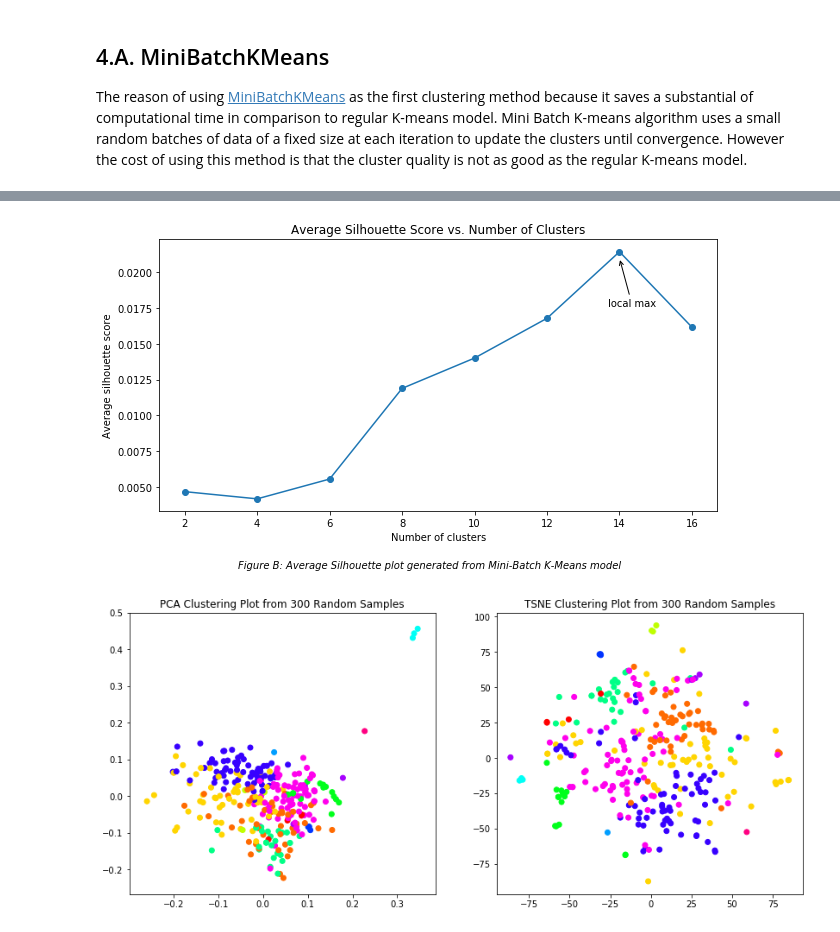
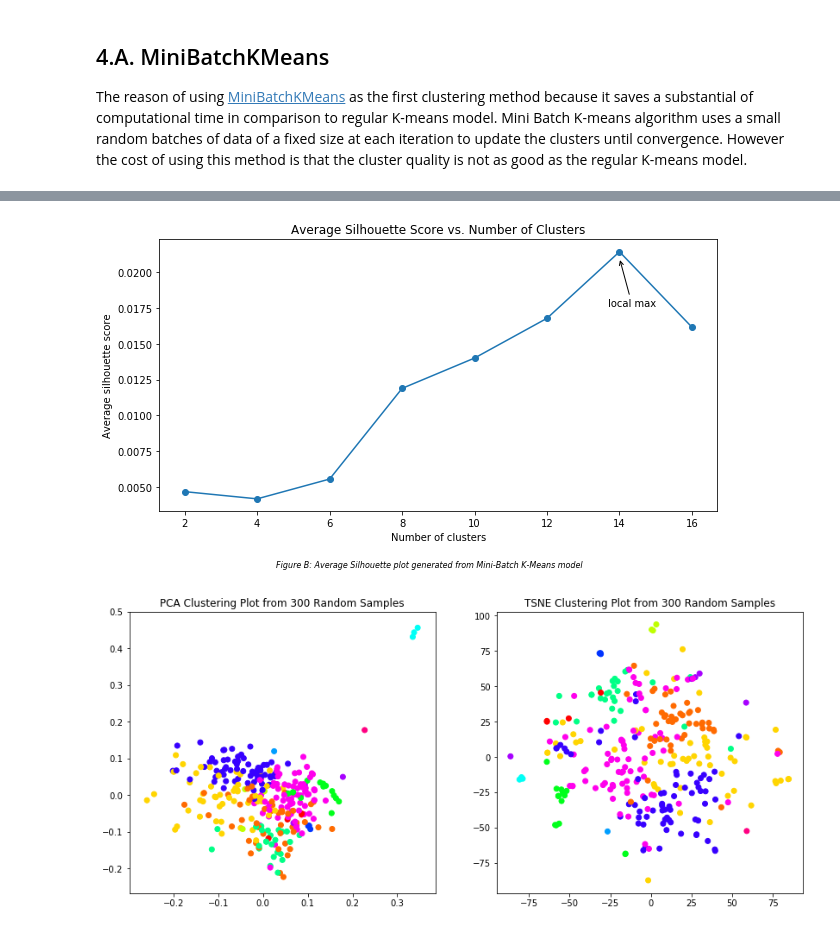
Before and after one commit to rachwyatt/capstone-project, a Jupyter notebook: model_notebooks/model_training_KMeans.ipynb, the cells around one changed output, grey strips where cells are left out. Drawn from its saved outputs; the diff is of its cells as text; code cells hidden in the pictures.

```diff
--- a/model_notebooks/model_training_KMeans.ipynb
+++ b/model_notebooks/model_training_KMeans.ipynb
@@ -217,22 +216,22 @@ plt.show()
 # %%
 # Let's look at the average silhouette plot
 msu.generate_avg_silhouette_plot(tfidf_docs, 16, 'MiniBatchKMeans',RANDOM_SEED)
 
 # add annotation so reader can see the local max
 plt.annotate('local max', xy=(14, 0.0210),  xycoords='data',
             xytext=(15, 0.0175),
             arrowprops=dict(arrowstyle='->'),
             horizontalalignment='right', verticalalignment='bottom',
             )
 
 # add title to the figure so it can be easily reference in our blog post
-plt.suptitle('Figure B: Average Silhouette plot generated from Mini-Batch K-Means model', y=-.01, style='italic', fontsize=10)
+plt.suptitle('Figure B: Average Silhouette plot generated from Mini-Batch K-Means model', y=-.01, style='italic', fontsize=8)
 
-plt.savefig("blog_visualizations/avg_ss_plot_minik", dpi=300)
+plt.savefig("blog_visualizations/avg_ss_plot_minik", bbox_inches="tight", dpi=300)
 
 plt.show()
 # %% [output]
-[figure, old version]
+[figure, new version]
 # %%
 # generate the labels based on the "best k cluster" from the elbow method and the average silhouette score
 model = MiniBatchKMeans(n_clusters=14, init_size=800, batch_size=1300, random_state=RANDOM_SEED).fit(tfidf_docs)
```
Also changed, not shown: parts of 2 cells of this notebook, 7 other files.
